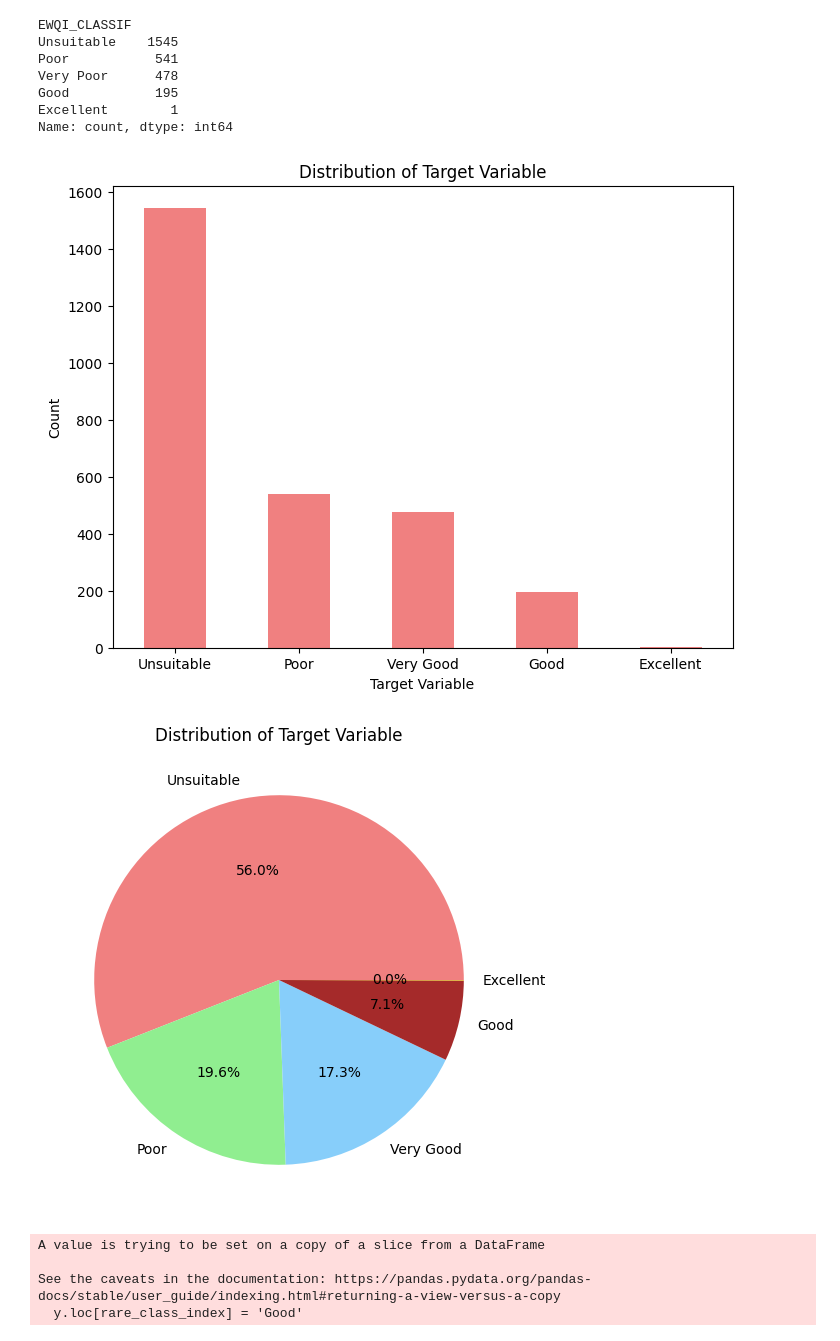
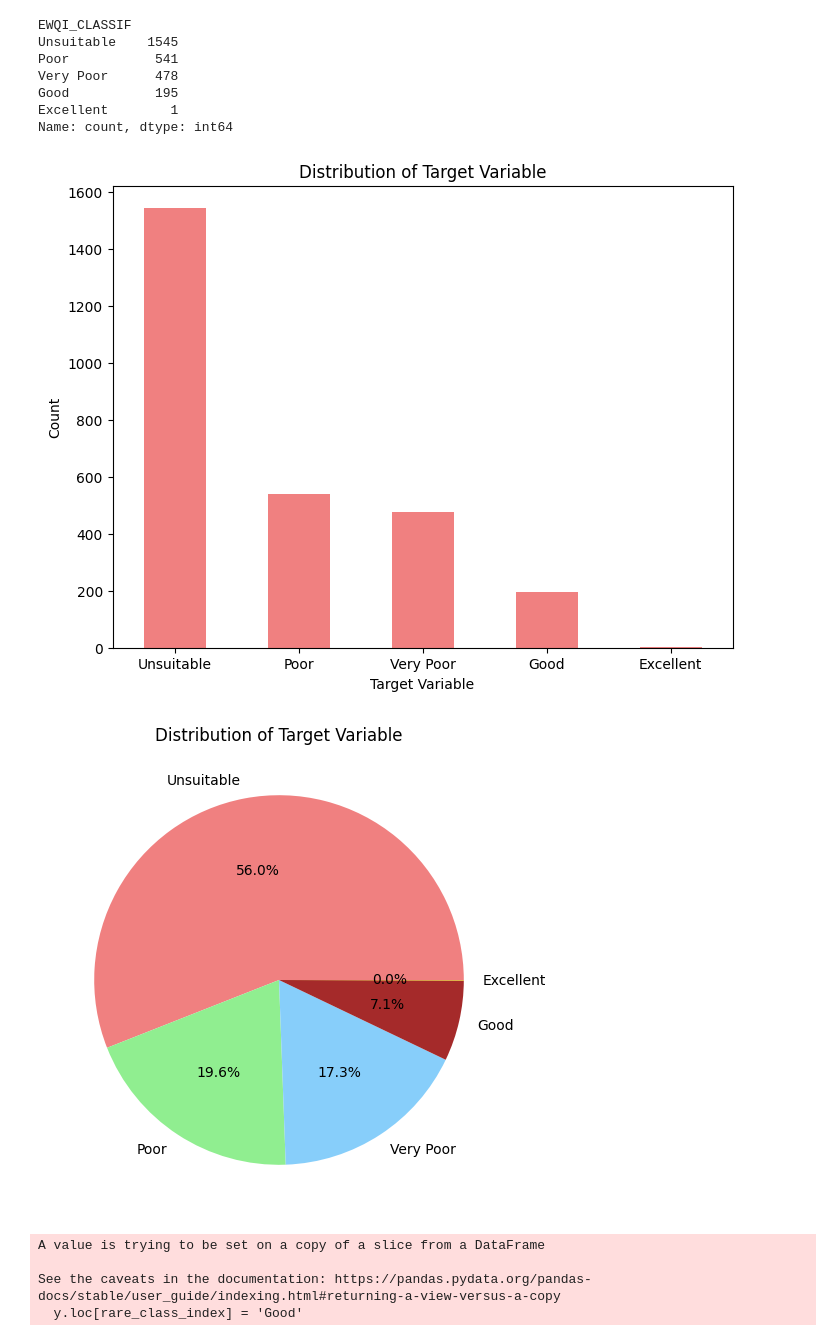
Before and after one commit to Ethan0456/Major-Project, a Jupyter notebook: ewqi_code.ipynb, the cells around one changed output. Drawn from its saved outputs; the diff is of its cells as text; code cells hidden in the pictures.

```diff
--- a/ewqi_code.ipynb
+++ b/ewqi_code.ipynb
@@ -146,29 +146,29 @@ Name: count, dtype: int64
 # %%
 import pandas as pd
 import matplotlib.pyplot as plt
 
 # Define class labels
-class_labels = ['Unsuitable', 'Poor', 'Very Good', 'Good', 'Excellent']
+class_labels = ['Unsuitable', 'Poor', 'Very Poor', 'Good', 'Excellent']
 
 # Bar graph for target variable
 plt.figure(figsize=(8, 6))
 y.value_counts().plot(kind='bar', color='lightcoral')
 plt.title('Distribution of Target Variable')
 plt.xlabel('Target Variable')
 plt.ylabel('Count')
 plt.xticks(rotation=0)  # Rotate x-axis labels if needed
 plt.gca().set_xticklabels(class_labels)  # Set class labels
 plt.show()
 
 # Pie plot for target variable
 plt.figure(figsize=(8, 6))
 y.value_counts().plot(kind='pie', autopct='%1.1f%%', colors=['lightcoral', 'lightgreen', 'lightskyblue', 'brown', 'yellow'], labels=class_labels)
 plt.title('Distribution of Target Variable')
 plt.ylabel('')
 plt.show()
 # %% [output]
 [figure]
-[figure, old version]
+[figure, new version]
 # %%
 # Find the index of the rare class
 rare_class_index = y[y == 'Excellent'].index
```
Also changed, not shown: parts of 4 cells of this notebook.
